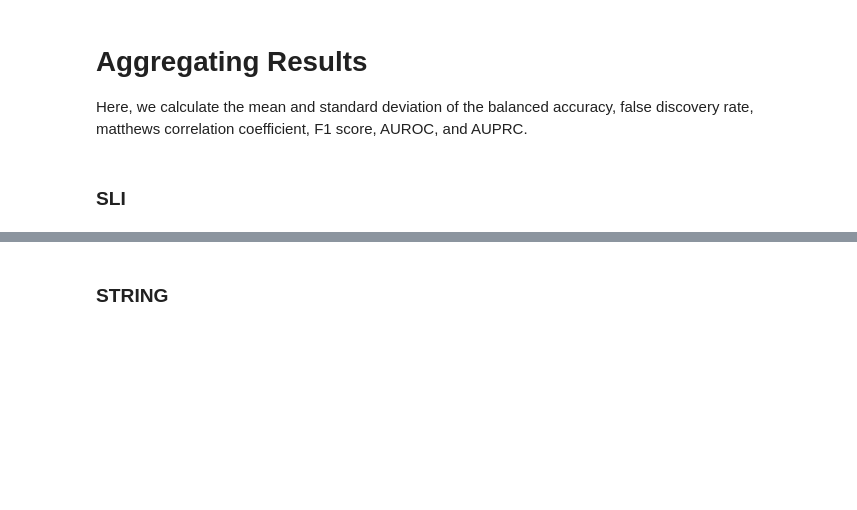
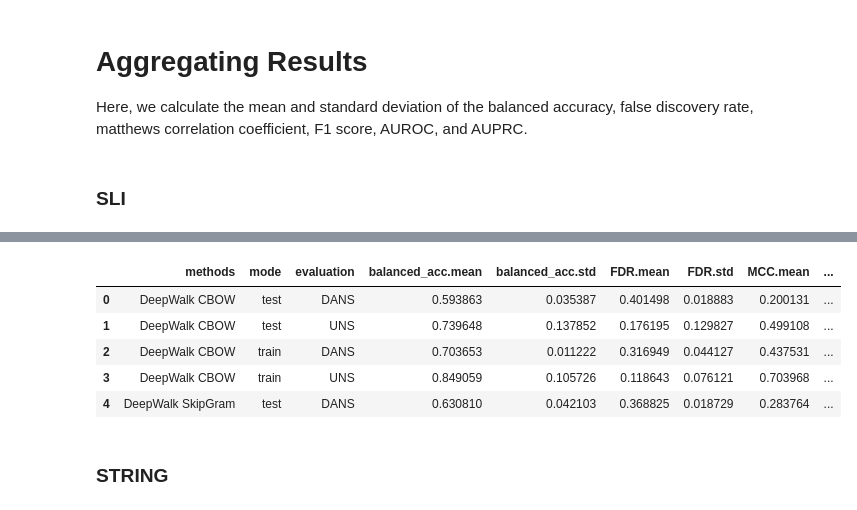
Before and after one commit to monarch-initiative/negativeExampleSelection, a Jupyter notebook: extractingResults.ipynb, the cells around one changed output, grey strips where cells are left out. Saved outputs shown, nothing was run; the diff lists cells and outputs as text; code cells hidden in the pictures; blank space fills up the shorter version.

```diff
--- a/extractingResults.ipynb
+++ b/extractingResults.ipynb
@@ -122,3 +149,11 @@ sli_stats = get_mean_and_std(sli_results)
 # %%
+# rename for better legibility
 sli_stats.columns = columns
-sli_stats.to_csv("sli_stats.csv")
+sli_stats.head()
+# %% [output]
+|  | methods | mode | evaluation | balanced_acc.mean | balanced_acc.std | FDR.mean | FDR.std | MCC.mean | ... |
+| 0 | DeepWalk CBOW | test | DANS | 0.593863 | 0.035387 | 0.401498 | 0.018883 | 0.200131 | ... |
+| 1 | DeepWalk CBOW | test | UNS | 0.739648 | 0.137852 | 0.176195 | 0.129827 | 0.499108 | ... |
+| 2 | DeepWalk CBOW | train | DANS | 0.703653 | 0.011222 | 0.316949 | 0.044127 | 0.437531 | ... |
+| 3 | DeepWalk CBOW | train | UNS | 0.849059 | 0.105726 | 0.118643 | 0.076121 | 0.703968 | ... |
+| 4 | DeepWalk SkipGram | test | DANS | 0.630810 | 0.042103 | 0.368825 | 0.018729 | 0.283764 | ... |
```
Also changed, not shown: parts of 8 cells of this notebook, 2 other files.
